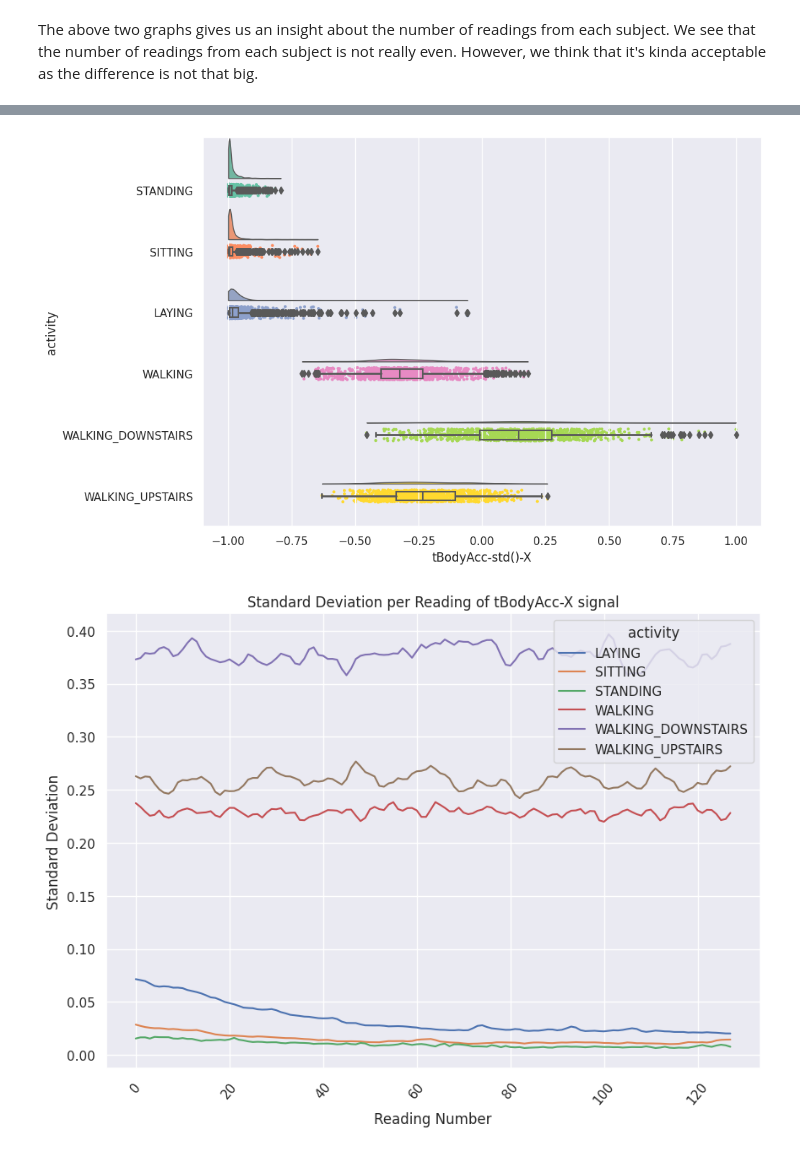
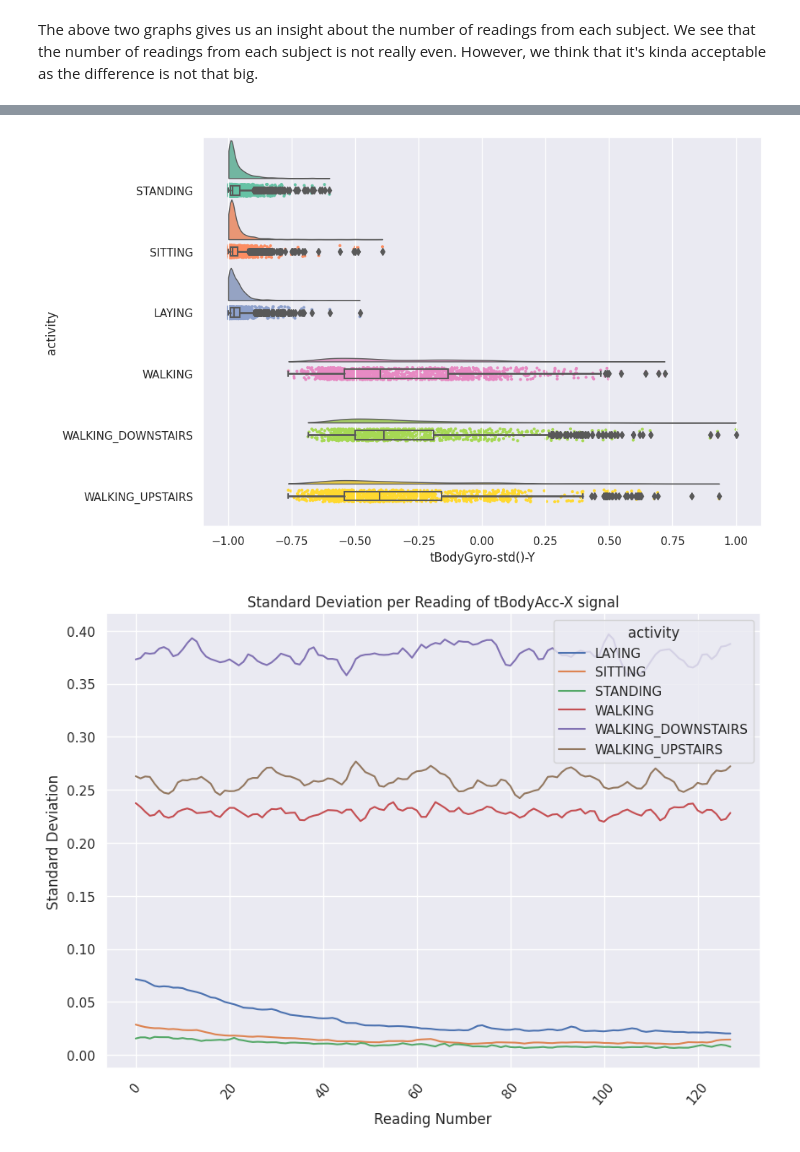
Before and after one commit to medhatfawzy/HAR, a Jupyter notebook: 2.EDA.ipynb, the cells around one changed output, grey strips where cells are left out. Cells and saved outputs as stored; diff of their text form; code cells hidden in the pictures.

```diff
--- a/2.EDA.ipynb
+++ b/2.EDA.ipynb
@@ -156,15 +156,15 @@ plt.show()
 # %%
 f, ax = plt.subplots(figsize=(10, 7))
 
 pt.RainCloud(data=har_data,
             x='activity',
-            y='tBodyAcc-std()-X',
+            y='tBodyGyro-std()-Y',
             orient='h',
             width_viol=1.3,
             ax=ax)
 plt.show()
 # %% [output]
-[figure, old version]
+[figure, new version]
 # %%
 (
     body_acc_x
```
Also changed, not shown: parts of 10 cells of this notebook, 1 other file.
